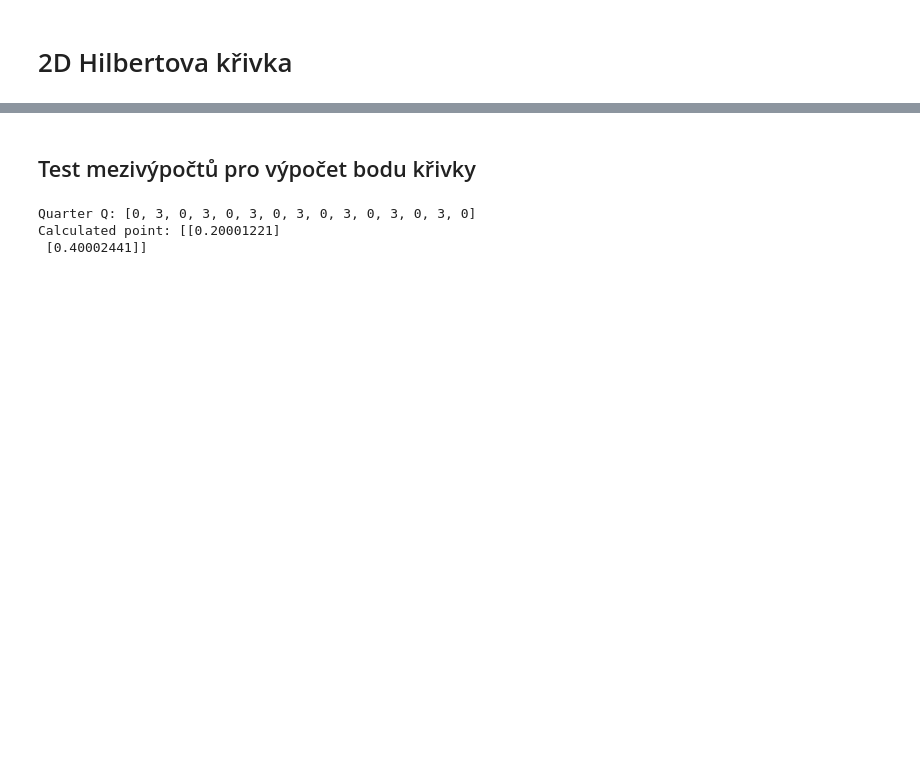
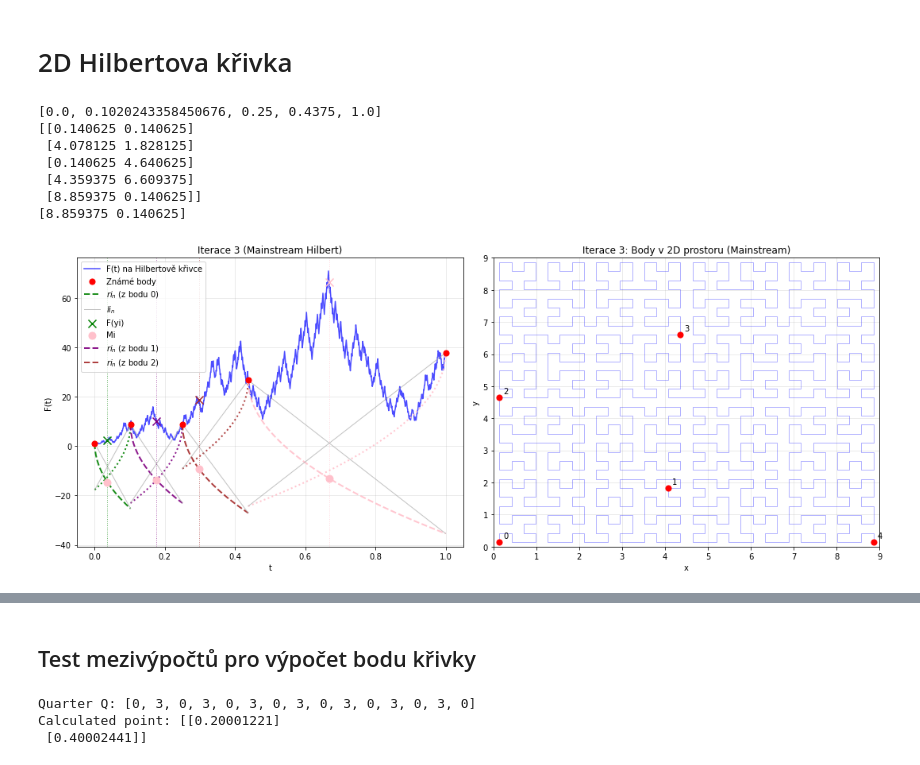
Before and after one commit to NIE0087/BP---prostor-vyplnujici-krivky, a Jupyter notebook: example2D.ipynb, the cells around one changed output, grey strips where cells are left out. Drawn from its saved outputs; the diff is of its cells as text; code cells hidden in the pictures; blank space fills up the shorter version.

Commit message:
mainstream c with parab

```diff
--- a/example2D.ipynb
+++ b/example2D.ipynb
@@ -2,6 +2,21 @@
 from Hilbert2D import Hilbert2D
 # %% [markdown]
 # 2D Hilbertova křivka
+# %%
+hilbert = Hilbert2D(15)
+# Vykreslí paraboloidy v první iteraci (iteration_to_plot=0)
+hilbert.plot_holder_paraboloids_mainstream(H=-2, r=2, eps=1e-4, max_iter=10,
+                                n=5, x_min=0, x_max=9, y_min=0, y_max=9,
+                                whatFunc=0, iteration_to_plot=3)
+# %% [output]
+[0.0, 0.1020243358450676, 0.25, 0.4375, 1.0]
+[[0.140625 0.140625]
+ [4.078125 1.828125]
+ [0.140625 4.640625]
+ [4.359375 6.609375]
+ [8.859375 0.140625]]
+[8.859375 0.140625]
+[figure, added]
 # %%
 hilbert = Hilbert2D(15)
 # Vykreslí paraboloidy v první iteraci (iteration_to_plot=0)
```
Also changed, not shown: parts of 1 cell of this notebook, 1 other file.
